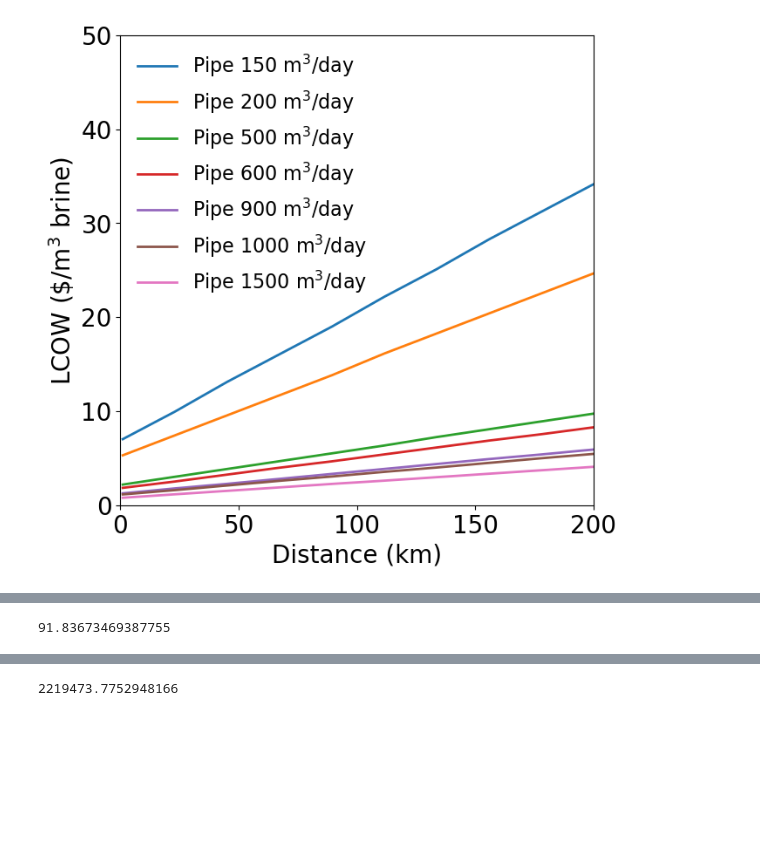
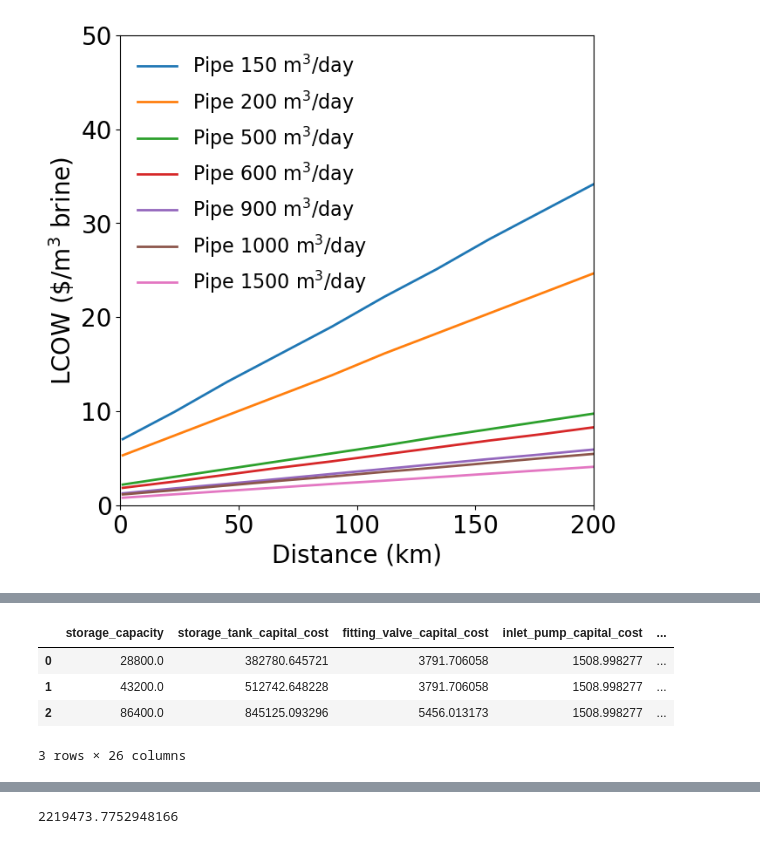
Before and after one commit to MuktaHardikar/WaterTAP3, a Jupyter notebook: watertap3/watertap3/transport-sensitivity.ipynb, the cells around one changed output, grey strips where cells are left out. Drawn from its saved outputs; the diff is of its cells as text; code cells hidden in the pictures; blank space fills up the shorter version.

```diff
--- a/watertap3/watertap3/transport-sensitivity.ipynb
+++ b/watertap3/watertap3/transport-sensitivity.ipynb
@@ -137,4 +157,8 @@ plot_transport_cost_breakdown(cost_breakdown_df)
-# %%
-0.005*1000*(9)/2/0.25/1000/9.8*10000
-# %% [output]
-91.83673469387755
+# %%
+cost_breakdown_df
+# %% [output]
+|  | storage_capacity | storage_tank_capital_cost | fitting_valve_capital_cost | inlet_pump_capital_cost | ... |
+| 0 | 28800.0 | 382780.645721 | 3791.706058 | 1508.998277 | ... |
+| 1 | 43200.0 | 512742.648228 | 3791.706058 | 1508.998277 | ... |
+| 2 | 86400.0 | 845125.093296 | 5456.013173 | 1508.998277 | ... |
+3 rows × 26 columns
```
Also changed, not shown: parts of 19 cells of this notebook, 9 other files.
